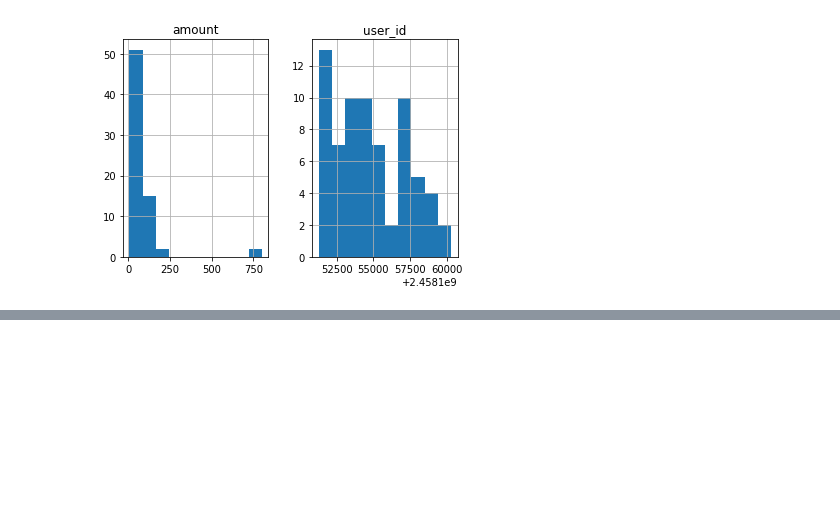
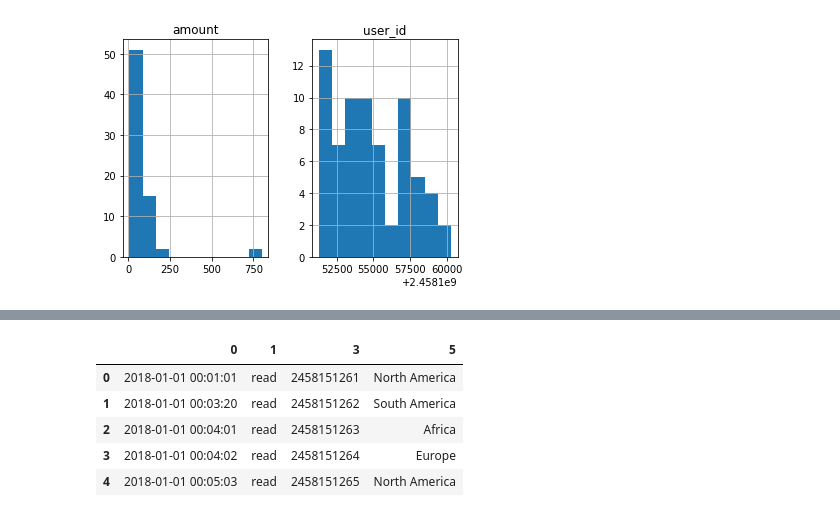
Before and after one commit to kuntalkumarpal/Python-cheat-sheets, a Jupyter notebook: Pandas_Tutorials.ipynb, the cells around one changed output, grey strips where cells are left out. Saved outputs shown, nothing was run; the diff lists cells and outputs as text; code cells hidden in the pictures; blank space fills up the shorter version.

```diff
--- a/Pandas_Tutorials.ipynb
+++ b/Pandas_Tutorials.ipynb
@@ -698,0 +779,11 @@ array([[<matplotlib.axes._subplots.AxesSubplot object at 0x...>,
+# %%
+# Drop columns
+x = d.drop([2,4],axis=1)
+x.head()
+# %% [output]
+|  | 0 | 1 | 3 | 5 |
+| 0 | 2018-01-01 00:01:01 | read | 2458151261 | North America |
+| 1 | 2018-01-01 00:03:20 | read | 2458151262 | South America |
+| 2 | 2018-01-01 00:04:01 | read | 2458151263 | Africa |
+| 3 | 2018-01-01 00:04:02 | read | 2458151264 | Europe |
+| 4 | 2018-01-01 00:05:03 | read | 2458151265 | North America |
```
Also changed, not shown: parts of 10 cells of this notebook, 1 other file.
